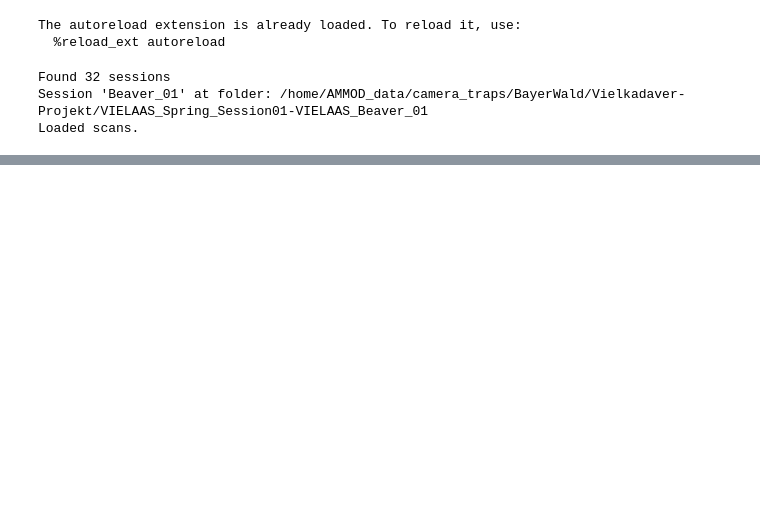
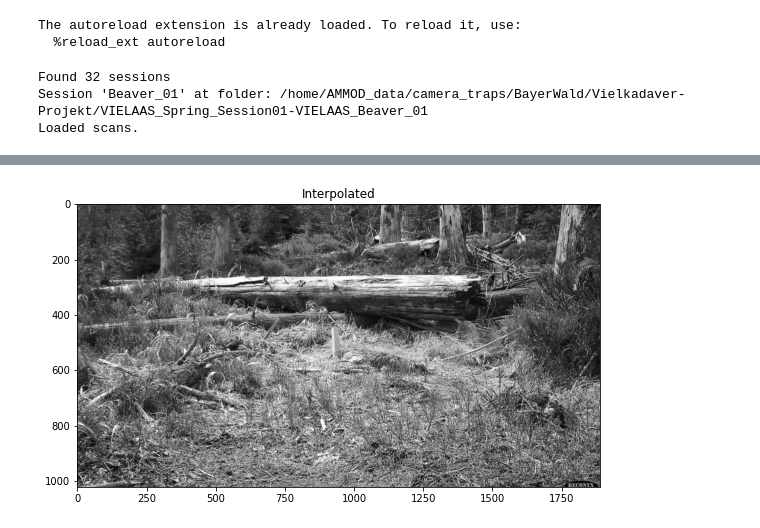
Before and after one commit to kleincode/camera-trap-anomaly-detection, a Jupyter notebook: frame_differencing.ipynb, the cells around one changed output, grey strips where cells are left out. Drawn from its saved outputs; the diff is of its cells as text; code cells hidden in the pictures; blank space fills up the shorter version.

```diff
--- a/frame_differencing.ipynb
+++ b/frame_differencing.ipynb
@@ -36,0 +47,5 @@ Opening /home/AMMOD_data/camera_traps/BayerWald/Vielkadaver-Projekt/VIELAAS_Spri
+# %%
+interpol = rel * img3 + (1 - rel) * img1
+display_images([interpol], ["Interpolated"], cmap="gray")
+# %% [output]
+[figure, added]
```
Also changed, not shown: parts of 13 cells of this notebook, 3 other files.
